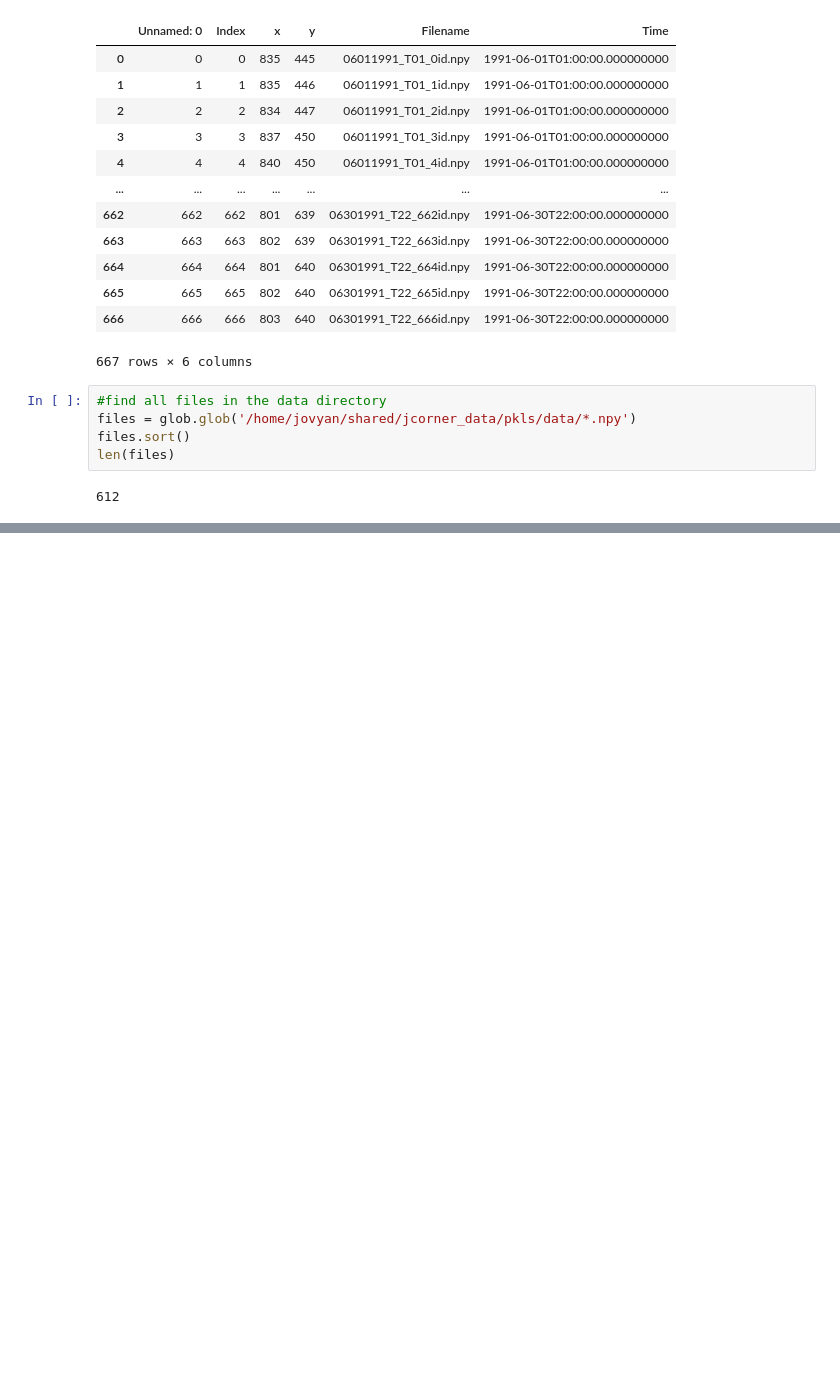
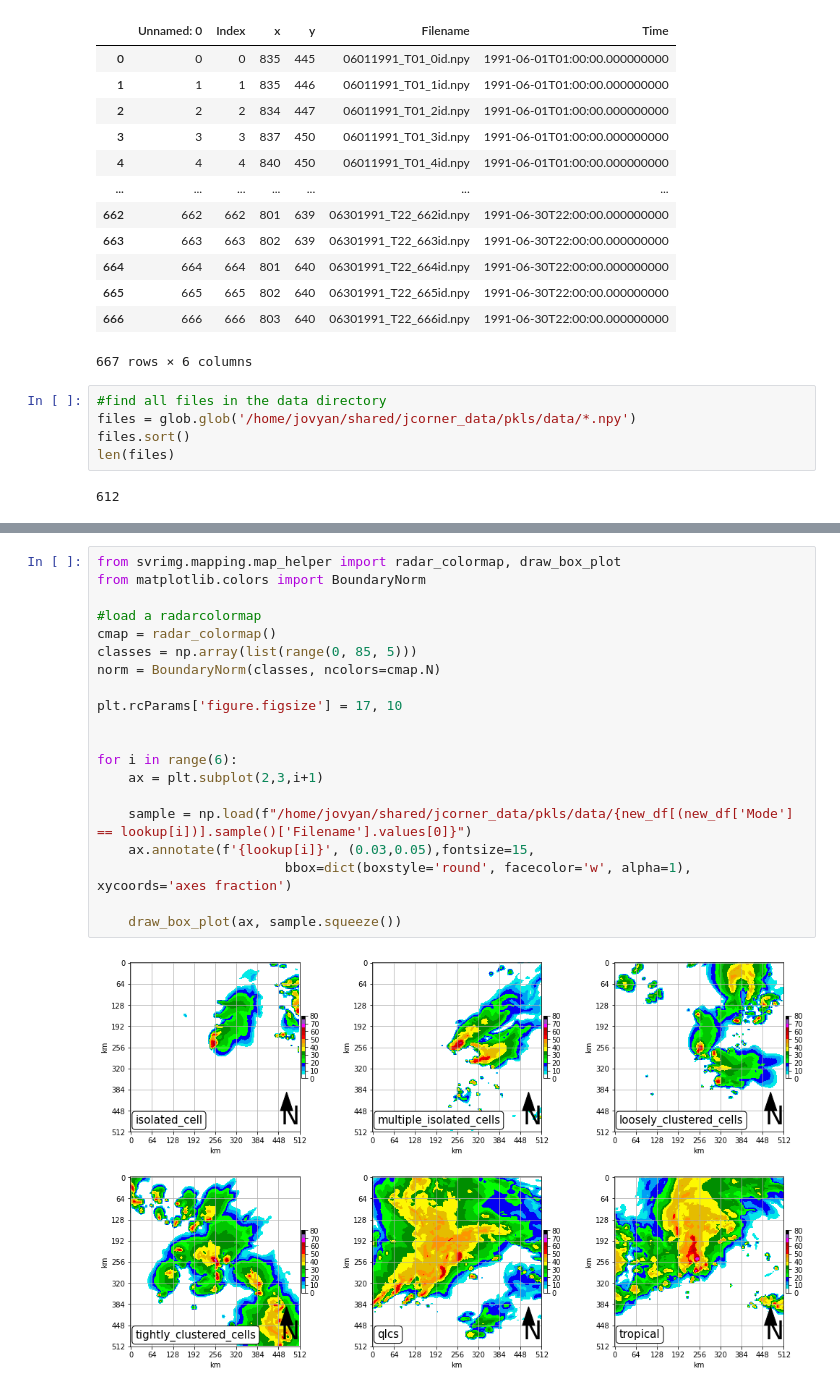
Before and after one commit to jcorner1/Unidata_Workshop2023, a Jupyter notebook: Code/Model_Predict.ipynb, the cells around one changed output, grey strips where cells are left out. Drawn from its saved outputs; the diff is of its cells as text; blank space fills up the shorter version.

Commit message:
Add figures and change model_predict
add some of the figures from the Model_Predict notebook as well as made some changes

```diff
--- a/Code/Model_Predict.ipynb
+++ b/Code/Model_Predict.ipynb
@@ -126,0 +130,22 @@ classes[(classes['Class Name'] == 'tightly_clustered_cells')]
+# %%
+from svrimg.mapping.map_helper import radar_colormap, draw_box_plot
+from matplotlib.colors import BoundaryNorm
+
+#load a radarcolormap
+cmap = radar_colormap()
+classes = np.array(list(range(0, 85, 5)))
+norm = BoundaryNorm(classes, ncolors=cmap.N)
+
+plt.rcParams['figure.figsize'] = 17, 10
+
+
+for i in range(6):
+    ax = plt.subplot(2,3,i+1)
+
+    sample = np.load(f"/home/jovyan/shared/jcorner_data/pkls/data/{new_df[(new_df['Mode'] == lookup[i])].sample()['Filename'].values[0]}")
+    ax.annotate(f'{lookup[i]}', (0.03,0.05),fontsize=15,
+                        bbox=dict(boxstyle='round', facecolor='w', alpha=1), xycoords='axes fraction')
+
+    draw_box_plot(ax, sample.squeeze())
+# %% [output]
+[figure, added]
```
Also changed, not shown: parts of 7 cells of this notebook, 2 other files.
